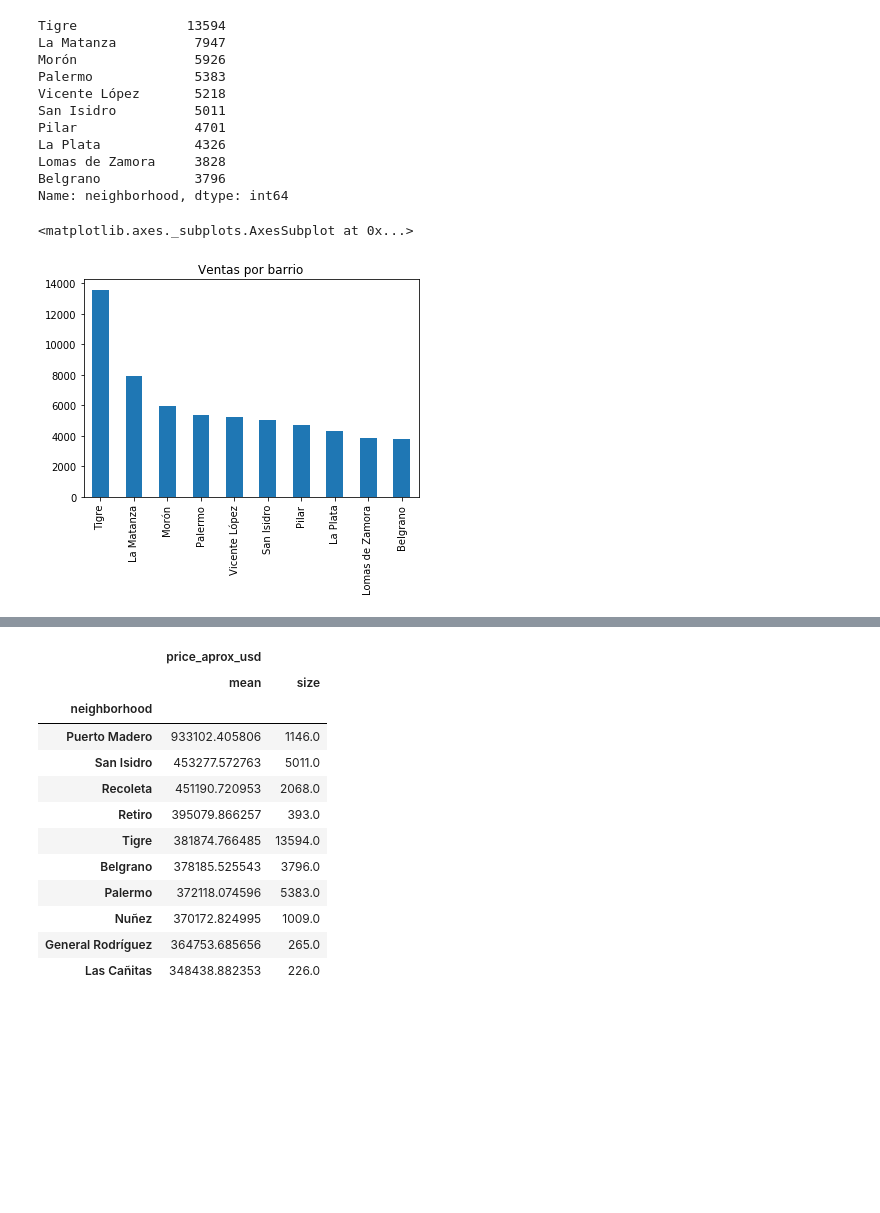
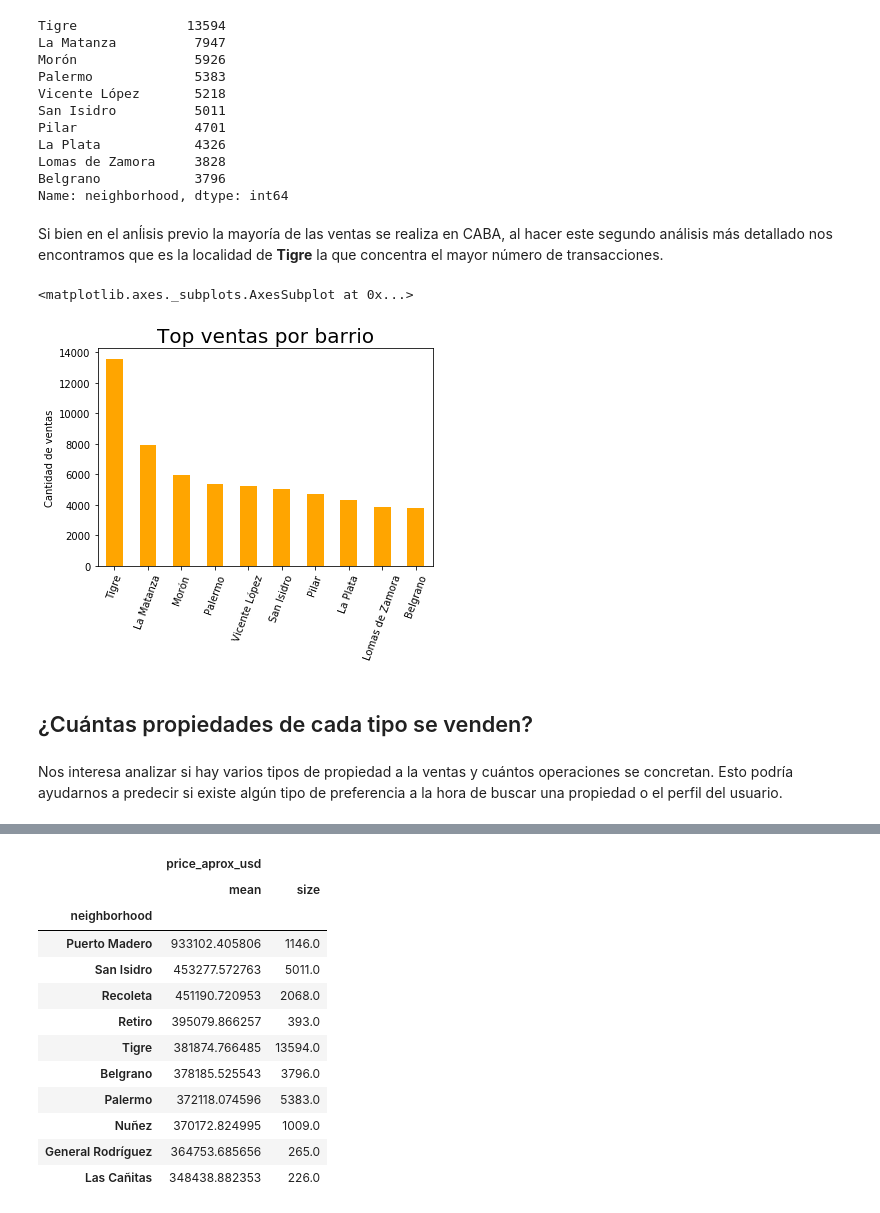
Before and after one commit to DanielMankowski/Data-Scients, a Jupyter notebook: TP 1.ipynb, the cells around one changed output, grey strips where cells are left out. Saved outputs shown, nothing was run; the diff lists cells and outputs as text; code cells hidden in the pictures; blank space fills up the shorter version.

```diff
--- a/TP 1.ipynb
+++ b/TP 1.ipynb
@@ -130,13 +148,18 @@ La Plata            4326
 Lomas de Zamora     3828
 Belgrano            3796
 Name: neighborhood, dtype: int64
-# %%
-%matplotlib inline
-#%matplotlib notebook
-# top 20
-prop_localidad.plot('bar', title = 'Ventas por barrio')
-# %% [output]
-<matplotlib.axes._subplots.AxesSubplot at 0x...>
-[figure, removed]
+# %% [markdown]
+Si bien en el anĺisis previo la mayoría de las ventas se realiza en CABA, al hacer este segundo análisis más detallado nos encontramos que es la localidad de **Tigre** la que concentra el mayor número de transacciones.
+# %%
+plt.title('Top ventas por barrio', fontsize=20)
+plt.ylabel('Cantidad de ventas', fontsize=10)
+prop_localidad.plot('bar', rot=70, color='orange')
+# %% [output]
+<matplotlib.axes._subplots.AxesSubplot at 0x...>
+[figure, added]
+# %% [markdown]
+## ¿Cuántas propiedades de cada tipo se venden?
+# %% [markdown]
+Nos interesa analizar si hay varios tipos de propiedad a la ventas y cuántos operaciones se concretan. Esto podría ayudarnos a predecir si existe algún tipo de preferencia a la hora de buscar una propiedad o el perfil del usuario.
 # %%
 prop_caba_gba['property_type'].value_counts()
```
Also changed, not shown: parts of 24 cells of this notebook.
